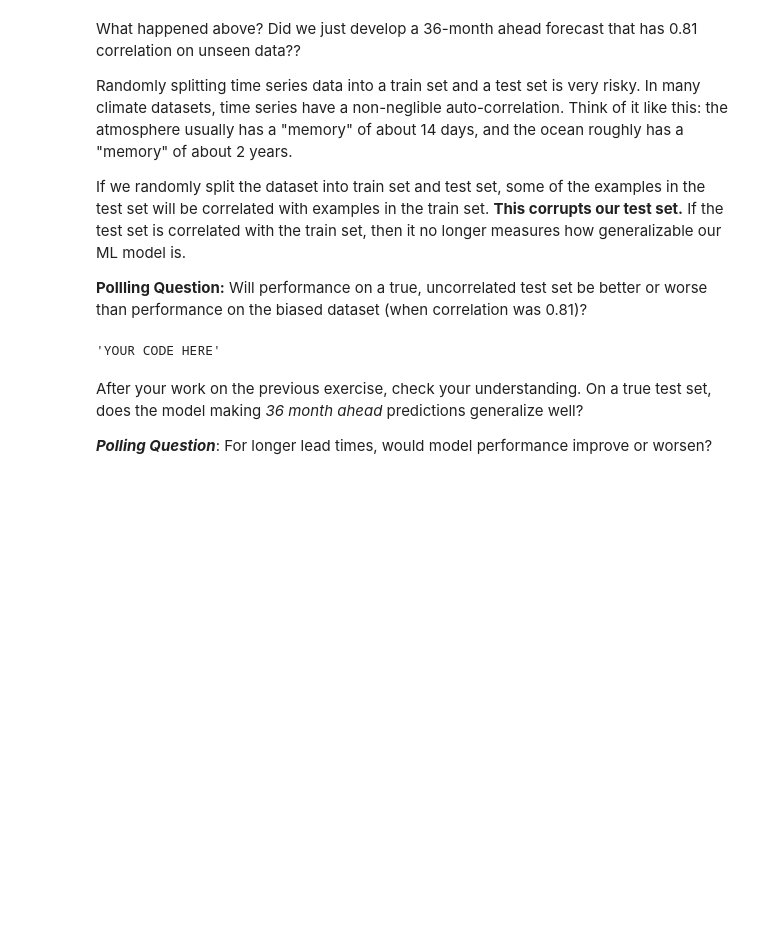
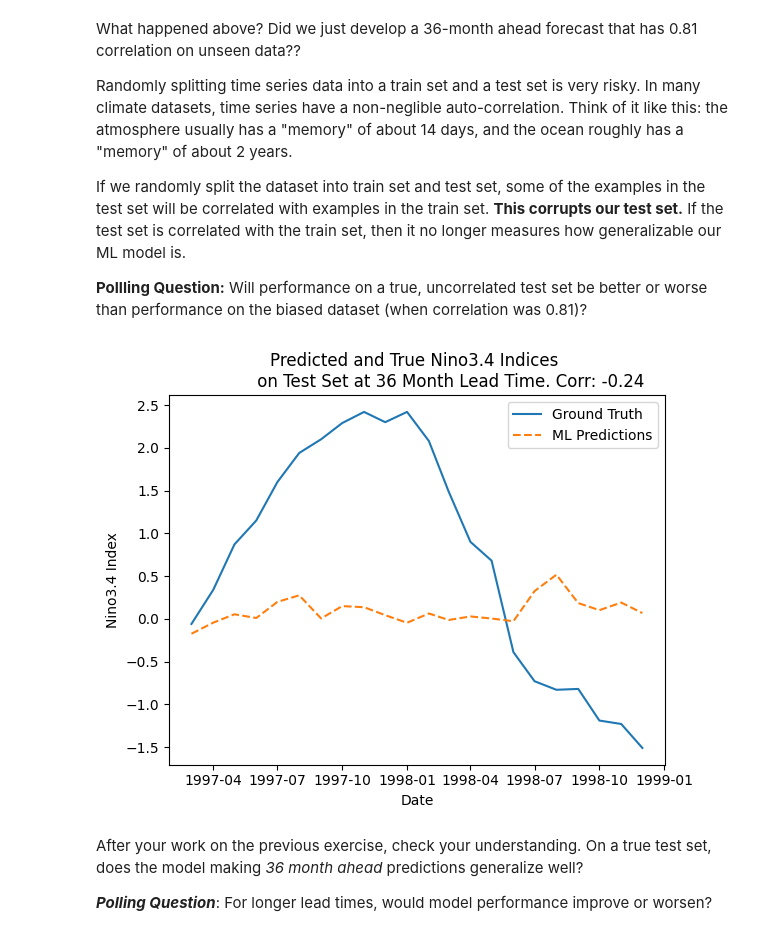
Before and after one commit to qqubb/climate_change_ai, a Jupyter notebook: ccai_20230629 AI for Climate Science/CCAI_Seasonal_Forecasting.ipynb, the cells around one changed output. Cells and saved outputs as stored; diff of their text form; code cells hidden in the pictures; blank space fills up the shorter version.

```diff
--- a/ccai_20230629 AI for Climate Science/CCAI_Seasonal_Forecasting.ipynb
+++ b/ccai_20230629 AI for Climate Science/CCAI_Seasonal_Forecasting.ipynb
@@ -346,10 +378,33 @@ Randomly splitting time series data into a train set and a test set is very risk
 If we randomly split the dataset into train set and test set, some of the examples in the test set will be correlated with examples in the train set.  **This corrupts our test set.** If the test set is correlated with the train set, then it no longer measures how generalizable our ML model is.
 
 **Pollling Question:** Will performance on a true, uncorrelated test set be better or worse than performance on the biased dataset (when correlation was 0.81)?
-# %%
-"""Take home exercise: write code to explore the above polling question"""
-# %% [output]
-'YOUR CODE HERE'
+# %%
+"""Take home exercise: write code to explore the above polling question"""
+
+X, y = assemble_basic_predictors_predictands('1990-01-01','1995-12-31', 36)
+
+# X_train, X_test, y_train, y_test = train_test_split(X, y, test_size=0.3)
+num_time_steps = X.shape[0]
+# Remove random split to produce uncorrelated test set:
+unpermuted_indices = np.arange(num_time_steps)
+
+#Keep 70% of the data for the test set
+train_set_proportion = int(0.7 * num_time_steps)
+X, y = X[unpermuted_indices], y[unpermuted_indices]
+X_train, y_train = X[:train_set_proportion], y[:train_set_proportion]
+X_test, y_test = X[train_set_proportion:], y[train_set_proportion:]
+
+regr = sklearn.linear_model.LinearRegression()
+regr.fit(X_train,y_train)
+
+predictions_test = regr.predict(X_test)
+corr, _ = scipy.stats.pearsonr(predictions_test, y_test)
+
+plot_nino_time_series(y_test, predictions_test,
+            'Predicted and True Nino3.4 Indices \n \
+            on Test Set at 36 Month Lead Time. Corr: {:.2f}'.format(corr))
+# %% [output]
+[figure, added]
 # %% [markdown]
 After your work on the previous exercise, check your understanding.  On a true test set, does the model making *36 month ahead* predictions generalize well?
 
```
Also changed, not shown: parts of 7 cells of this notebook, 1 other file.
